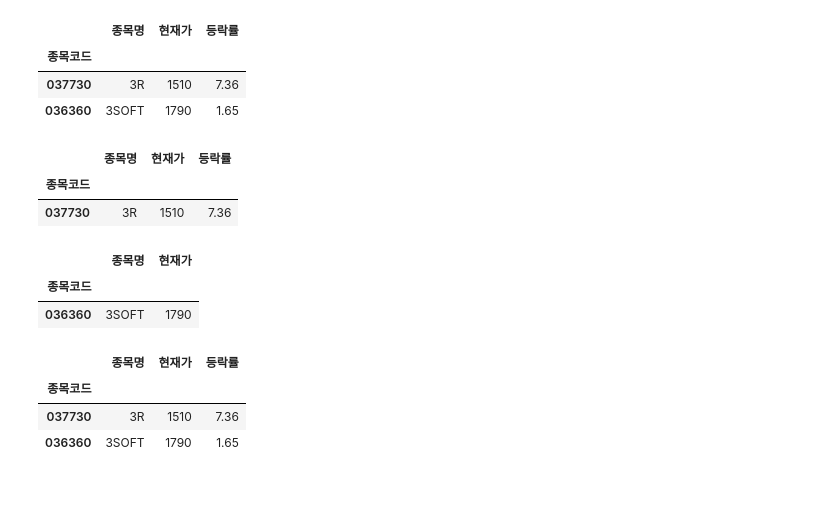
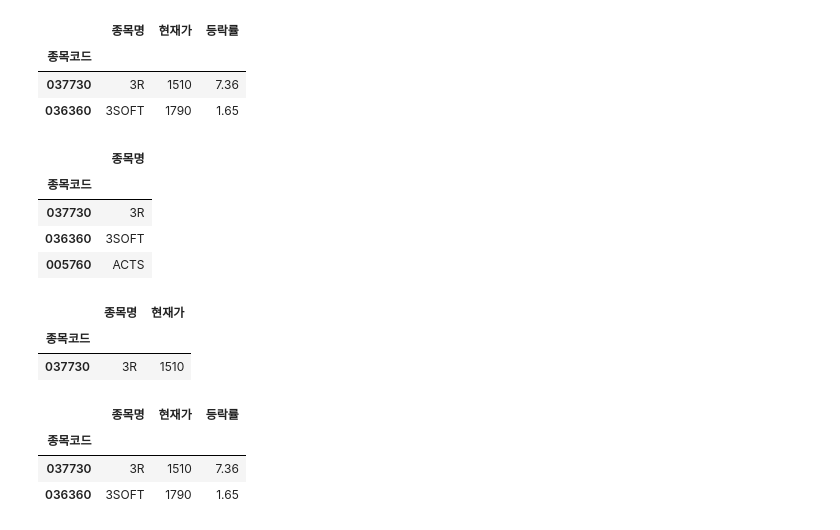
Before and after one commit to LaparkHomie/kdt-ai, a Jupyter notebook: jupyter/pandas/Homework/배근준_0312.ipynb, the cells around one changed output. Saved outputs shown, nothing was run; the diff lists cells and outputs as text; code cells hidden in the pictures; blank space fills up the shorter version.

```diff
--- a/jupyter/pandas/Homework/배근준_0312.ipynb
+++ b/jupyter/pandas/Homework/배근준_0312.ipynb
@@ -39,19 +39,21 @@ df.loc["037730":"036360"]
 # %%
 # 문제 1 (4) 데이터프레임에서 iloc 속성을 사용하여 첫 번째 컬럼을 인덱싱하세요.
 
-df.iloc[[0]]
+df.iloc[:, [0]]
 # %% [output]
-|  | 종목명 | 현재가 | 등락률 |
-| 종목코드 |  |  |  |
-| 037730 | 3R | 1510 | 7.36 |
+|  | 종목명 |
+| 종목코드 |  |
+| 037730 | 3R |
+| 036360 | 3SOFT |
+| 005760 | ACTS |
 # %%
 # 문제 1 (5) 데이터프레임에서 iloc 속성을 사용하여 '037730' 종목의 '종목명', '현재가' 컬럼을 선택하세요.
 
-df.iloc[[1]][["종목명", "현재가"]]
+df.iloc[[0], [0, 1]]
 # %% [output]
 |  | 종목명 | 현재가 |
 | 종목코드 |  |  |
-| 036360 | 3SOFT | 1790 |
+| 037730 | 3R | 1510 |
 # %%
 # 문제 1 (6) 데이터프레임에서 현재가가 1500 이상인 값만 가져와보세요.
 
```
Also changed, not shown: parts of 5 cells of this notebook, 4 other files.
